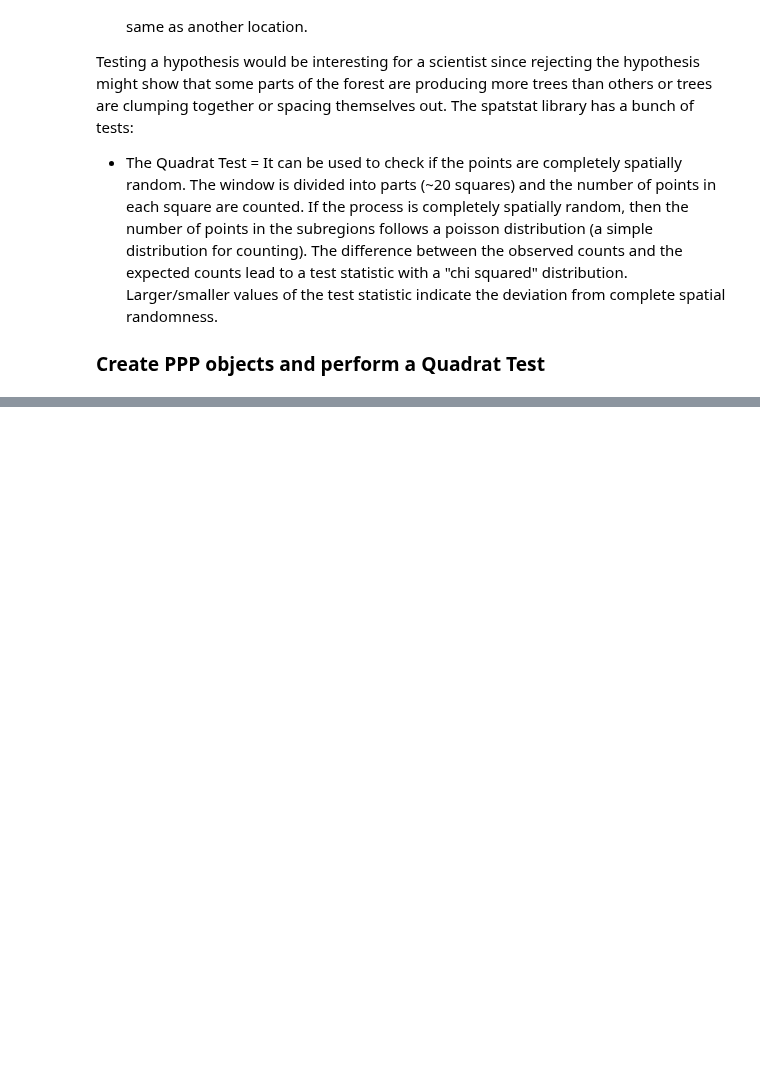
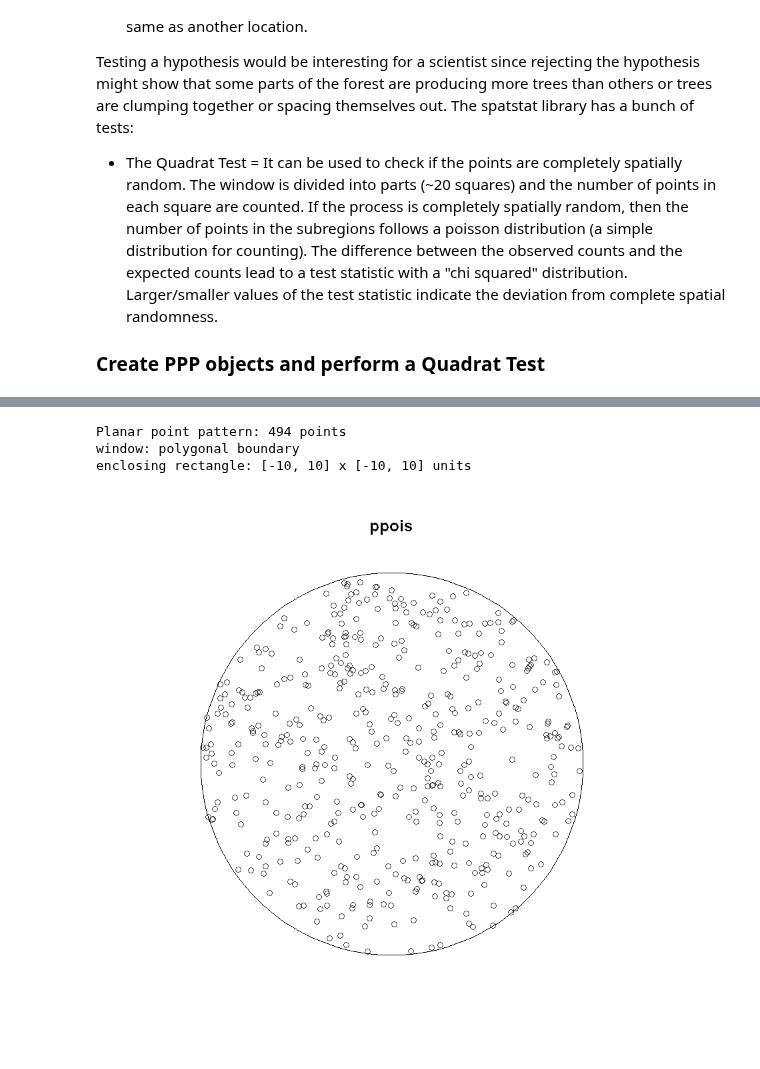
Before and after one commit to iamjz/R-Data, a Jupyter notebook: SpatialStatisticsBasics.ipynb, the cells around one changed output, grey strips where cells are left out. Cells and saved outputs as stored; diff of their text form; code cells hidden in the pictures; blank space fills up the shorter version.

```diff
--- a/SpatialStatisticsBasics.ipynb
+++ b/SpatialStatisticsBasics.ipynb
@@ -114,0 +168,3 @@ Testing a hypothesis would be interesting for a scientist since rejecting the hy
+# %%
+# create a disc of radius = 10
+disc10 <- disc(10)
@@ -114,0 +178,14 @@ Testing a hypothesis would be interesting for a scientist since rejecting the hy
+# %%
+# create ppp
+ppois <- rpoispp(lambda = lambda, win = disc10)
+# %%
+ppois
+# %% [output]
+Planar point pattern: 494 points
+window: polygonal boundary
+enclosing rectangle: [-10, 10] x [-10, 10] units
+# %%
+plot(ppois)
+# now we have a poisson process that generates completely spatially random points.
+# %% [output]
+[figure, added]
```
Also changed, not shown: parts of 30 cells of this notebook.
